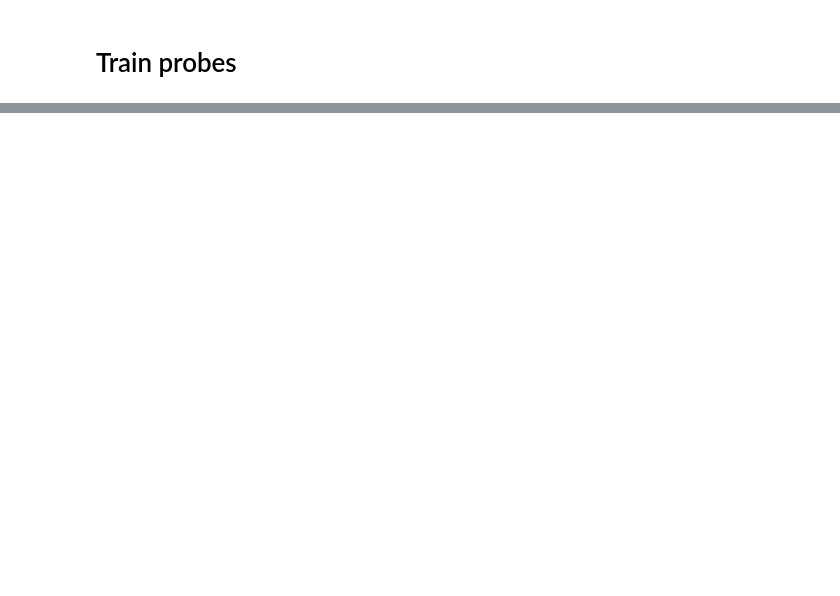
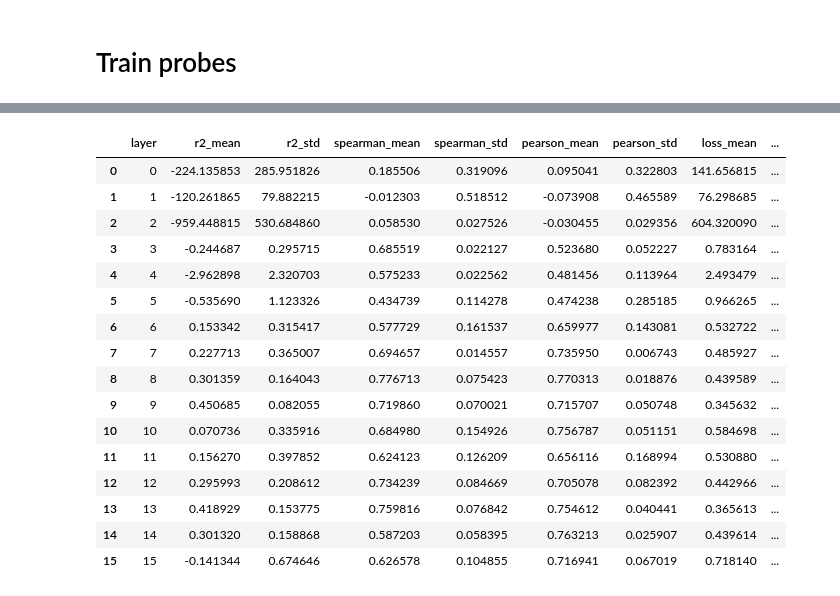
Before and after one commit to ayoakin/MIVLDE, a Jupyter notebook: subteams/LLMProbing/notebooks/derivatives.ipynb, the cells around one changed output, grey strips where cells are left out. Cells and saved outputs as stored; diff of their text form; code cells hidden in the pictures; blank space fills up the shorter version.

```diff
--- a/subteams/LLMProbing/notebooks/derivatives.ipynb
+++ b/subteams/LLMProbing/notebooks/derivatives.ipynb
@@ -192,0 +226,16 @@ expt_results
+# %%
+target_feature = 'derivative_3'
+lr = 0.01
+num_epochs = 20
+num_repeats = 3
+r2_threshold = -1
+layers = [idx for idx in range(0, 16)]
+probes_path_3 = probes_path + '/derivative_3'
+# %%
+expt_results = experiments.scalar_prediction_experiment(target_feature=target_feature, activations_path=activations_path, \
+                     probes_path=probes_path_3, \
+                     lr=lr, num_epochs=num_epochs, \
+                     layers=layers, num_repeats=num_repeats, r2_threshold=r2_threshold)
+# save experiment results
+with open(f'{probes_path_3}/experiment_data.pt', 'wb') as f:
+    pickle.dump(expt_results, f)
@@ -192,0 +295,11 @@ expt_results
+# %%
+# load expt results
+with open(f'{probes_path_0}/experiment_data.pt', 'rb') as f:
+    expt_results = pickle.load(f)
+expt_summary = expt_utils.summarise_experiment(expt_results, incl_extras = True)
+
+# plot encoder layers
+expt_utils.plot_from_summary(expt_summary, incl_extras = True, descriptor='derivative_0', layers = [0,1,2,3])
+
+# plot decover layers
+expt_utils.plot_from_summary(expt_summary, incl_extras = True, descriptor='derivative_0', layers = range(4,16))
@@ -192,0 +309,20 @@ expt_results
+# %%
+expt_summary
+# %% [output]
+|  | layer | r2_mean | r2_std | spearman_mean | spearman_std | pearson_mean | pearson_std | loss_mean | ... |
+| 0 | 0 | -224.135853 | 285.951826 | 0.185506 | 0.319096 | 0.095041 | 0.322803 | 141.656815 | ... |
+| 1 | 1 | -120.261865 | 79.882215 | -0.012303 | 0.518512 | -0.073908 | 0.465589 | 76.298685 | ... |
+| 2 | 2 | -959.448815 | 530.684860 | 0.058530 | 0.027526 | -0.030455 | 0.029356 | 604.320090 | ... |
+| 3 | 3 | -0.244687 | 0.295715 | 0.685519 | 0.022127 | 0.523680 | 0.052227 | 0.783164 | ... |
+| 4 | 4 | -2.962898 | 2.320703 | 0.575233 | 0.022562 | 0.481456 | 0.113964 | 2.493479 | ... |
+| 5 | 5 | -0.535690 | 1.123326 | 0.434739 | 0.114278 | 0.474238 | 0.285185 | 0.966265 | ... |
+| 6 | 6 | 0.153342 | 0.315417 | 0.577729 | 0.161537 | 0.659977 | 0.143081 | 0.532722 | ... |
+| 7 | 7 | 0.227713 | 0.365007 | 0.694657 | 0.014557 | 0.735950 | 0.006743 | 0.485927 | ... |
+| 8 | 8 | 0.301359 | 0.164043 | 0.776713 | 0.075423 | 0.770313 | 0.018876 | 0.439589 | ... |
+| 9 | 9 | 0.450685 | 0.082055 | 0.719860 | 0.070021 | 0.715707 | 0.050748 | 0.345632 | ... |
+| 10 | 10 | 0.070736 | 0.335916 | 0.684980 | 0.154926 | 0.756787 | 0.051151 | 0.584698 | ... |
+| 11 | 11 | 0.156270 | 0.397852 | 0.624123 | 0.126209 | 0.656116 | 0.168994 | 0.530880 | ... |
+| 12 | 12 | 0.295993 | 0.208612 | 0.734239 | 0.084669 | 0.705078 | 0.082392 | 0.442966 | ... |
+| 13 | 13 | 0.418929 | 0.153775 | 0.759816 | 0.076842 | 0.754612 | 0.040441 | 0.365613 | ... |
+| 14 | 14 | 0.301320 | 0.158868 | 0.587203 | 0.058395 | 0.763213 | 0.025907 | 0.439614 | ... |
+| 15 | 15 | -0.141344 | 0.674646 | 0.626578 | 0.104855 | 0.716941 | 0.067019 | 0.718140 | ... |
```
Also changed, not shown: parts of 15 cells of this notebook.
